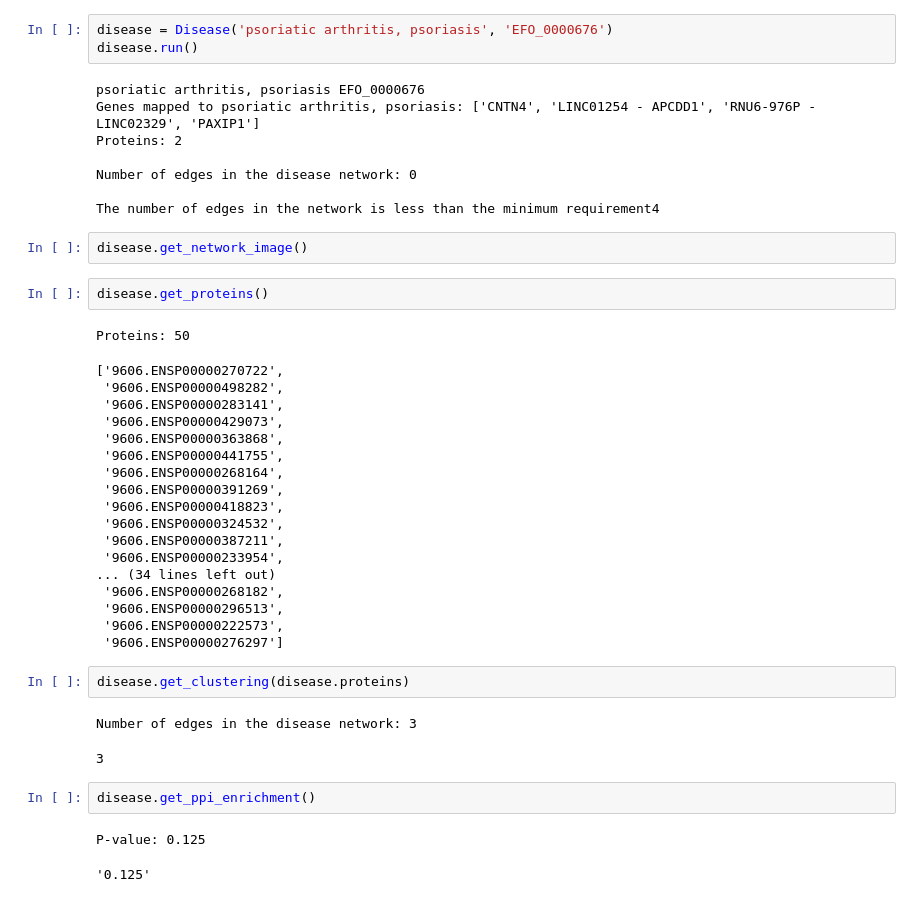
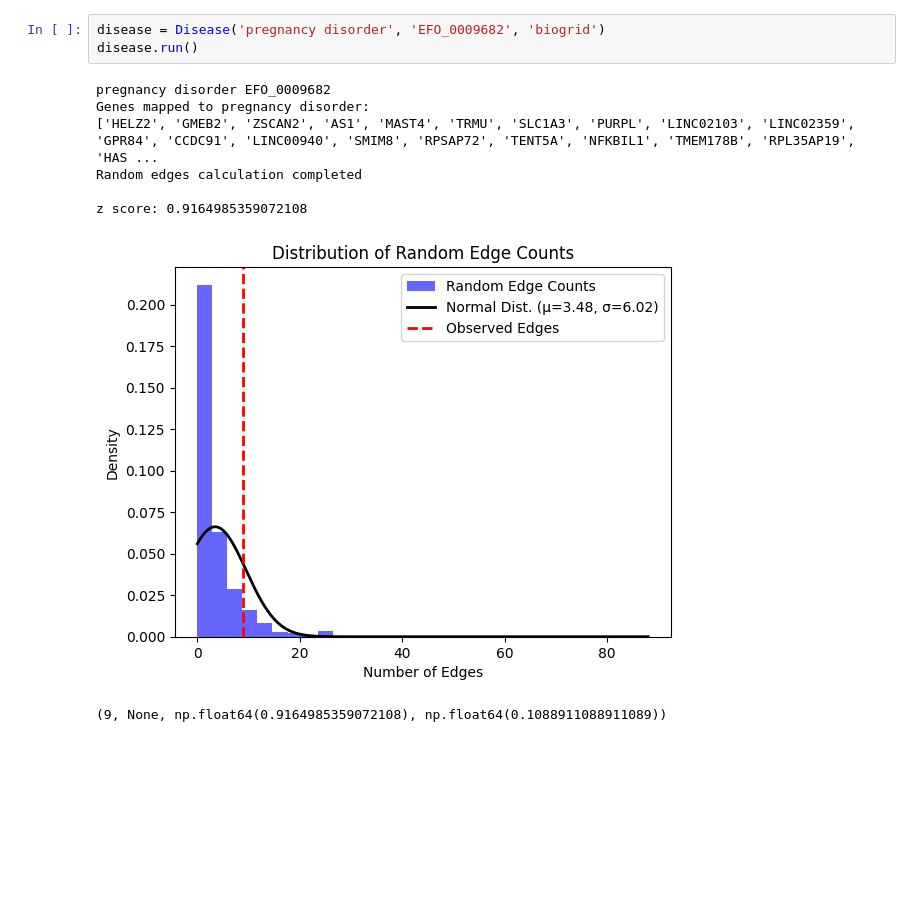
Before and after one commit to aliko27/TADandPPI, a Jupyter notebook: test.ipynb, the cells around one changed output. Cells and saved outputs as stored; diff of their text form; blank space fills up the shorter version.

```diff
--- a/test.ipynb
+++ b/test.ipynb
@@ -3,44 +8,12 @@ from disease import Disease, StringAPI
 # %%
-disease = Disease('psoriatic arthritis, psoriasis', 'EFO_0000676')
+disease = Disease('pregnancy disorder',	'EFO_0009682', 'biogrid')
 disease.run()
 # %% [output]
-psoriatic arthritis, psoriasis EFO_0000676
-Genes mapped to psoriatic arthritis, psoriasis: ['CNTN4', 'LINC01254 - APCDD1', 'RNU6-976P - LINC02329', 'PAXIP1']
-Proteins: 2
+pregnancy disorder EFO_0009682
+Genes mapped to pregnancy disorder:
+['HELZ2', 'GMEB2', 'ZSCAN2', 'AS1', 'MAST4', 'TRMU', 'SLC1A3', 'PURPL', 'LINC02103', 'LINC02359', 'GPR84', 'CCDC91', 'LINC00940', 'SMIM8', 'RPSAP72', 'TENT5A', 'NFKBIL1', 'TMEM178B', 'RPL35AP19', 'HAS ...
+Random edges calculation completed
 
-Number of edges in the disease network: 0
-
-The number of edges in the network is less than the minimum requirement4
+z score: 0.9164985359072108
+[figure, added]
+(9, None, np.float64(0.9164985359072108), np.float64(0.1088911088911089))
-# %%
-disease.get_network_image()
-# %%
-disease.get_proteins()
-# %% [output]
-Proteins: 50
-['9606.ENSP00000270722',
- '9606.ENSP00000498282',
- '9606.ENSP00000283141',
- '9606.ENSP00000429073',
- '9606.ENSP00000363868',
- '9606.ENSP00000441755',
- '9606.ENSP00000268164',
- '9606.ENSP00000391269',
- '9606.ENSP00000418823',
- '9606.ENSP00000324532',
- '9606.ENSP00000387211',
- '9606.ENSP00000233954',
-... (34 lines left out)
- '9606.ENSP00000268182',
- '9606.ENSP00000296513',
- '9606.ENSP00000222573',
- '9606.ENSP00000276297']
-# %%
-disease.get_clustering(disease.proteins)
-# %% [output]
-Number of edges in the disease network: 3
-3
-# %%
-disease.get_ppi_enrichment()
-# %% [output]
-P-value: 0.125
-'0.125'
```
Also changed, not shown: parts of 10 cells of this notebook, 21 other files.
